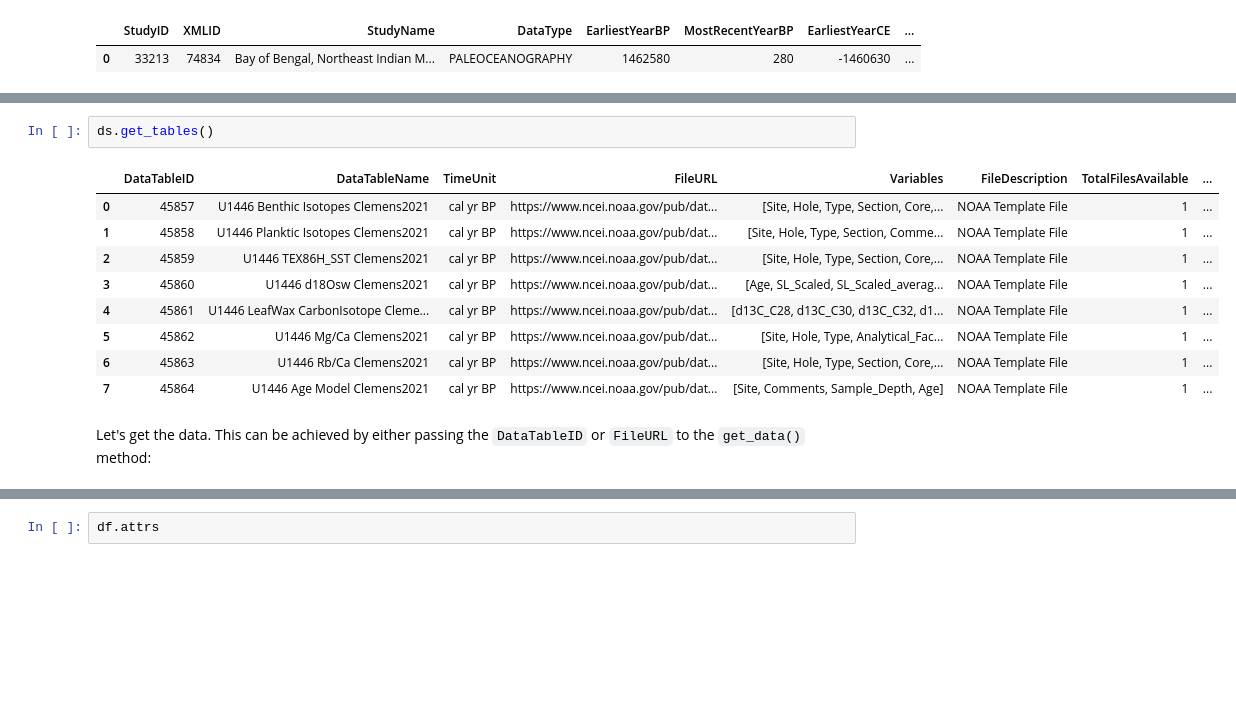
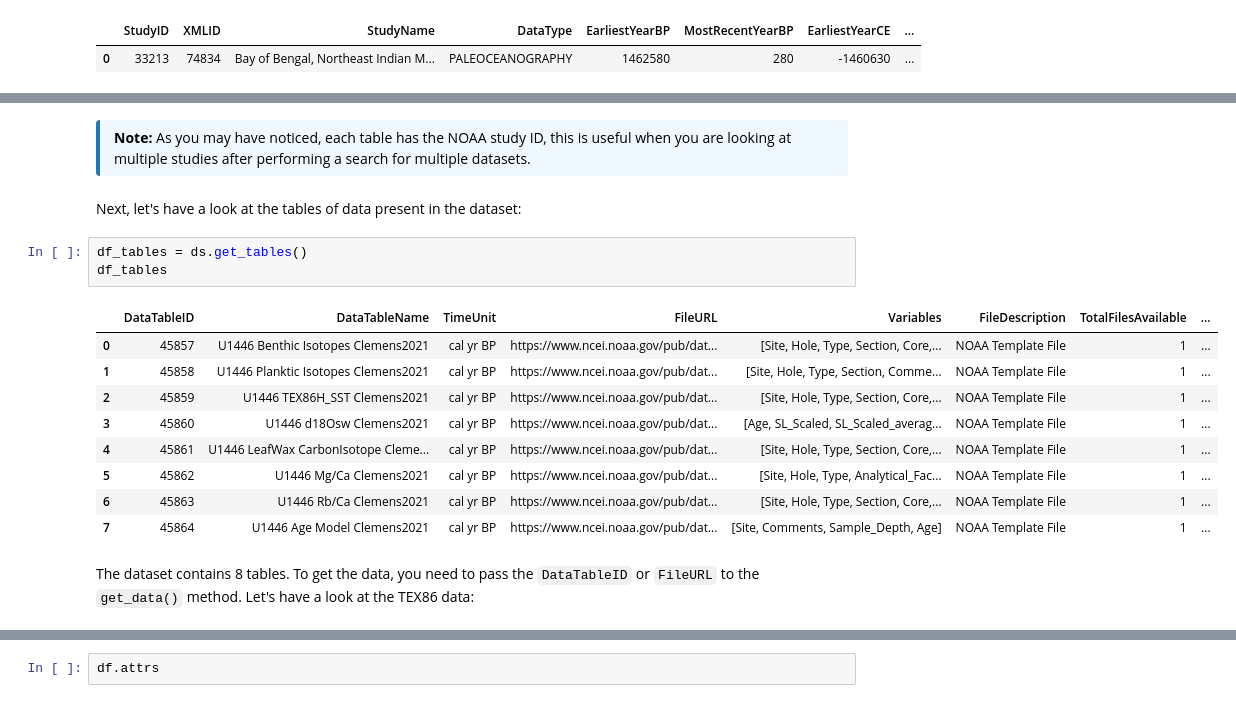
Before and after one commit to LinkedEarth/pyleotupsTutorials, a Jupyter notebook: notebooks/querying.ipynb, the cells around one changed output, grey strips where cells are left out. Saved outputs shown, nothing was run; the diff lists cells and outputs as text; blank space fills up the shorter version.

```diff
--- a/notebooks/querying.ipynb
+++ b/notebooks/querying.ipynb
@@ -61,16 +84,23 @@ The next step is to return all the data tables associated with the study.
+# %% [markdown]
+<div style="border-left: 4px solid #1f77b4; background: #f0f8ff; padding: 0.5em 1em; border-radius: 4px;">
+  <strong>Note:</strong> As you may have noticed, each table has the NOAA study ID, this is useful when you are looking at multiple studies after performing a search for multiple datasets.
+</div>
+# %% [markdown]
+Next, let's have a look at the tables of data present in the dataset:
 # %%
-ds.get_tables()
+df_tables = ds.get_tables()
+df_tables
 # %% [output]
 |  | DataTableID | DataTableName | TimeUnit | FileURL | Variables | FileDescription | TotalFilesAvailable | ... |
 | 0 | 45857 | U1446 Benthic Isotopes Clemens2021 | cal yr BP | https://www.ncei.noaa.gov/pub/dat... | [Site, Hole, Type, Section, Core,... | NOAA Template File | 1 | ... |
 | 1 | 45858 | U1446 Planktic Isotopes Clemens2021 | cal yr BP | https://www.ncei.noaa.gov/pub/dat... | [Site, Hole, Type, Section, Comme... | NOAA Template File | 1 | ... |
 | 2 | 45859 | U1446 TEX86H_SST Clemens2021 | cal yr BP | https://www.ncei.noaa.gov/pub/dat... | [Site, Hole, Type, Section, Core,... | NOAA Template File | 1 | ... |
 | 3 | 45860 | U1446 d18Osw Clemens2021 | cal yr BP | https://www.ncei.noaa.gov/pub/dat... | [Age, SL_Scaled, SL_Scaled_averag... | NOAA Template File | 1 | ... |
-| 4 | 45861 | U1446 LeafWax CarbonIsotope Cleme... | cal yr BP | https://www.ncei.noaa.gov/pub/dat... | [d13C_C28, d13C_C30, d13C_C32, d1... | NOAA Template File | 1 | ... |
+| 4 | 45861 | U1446 LeafWax CarbonIsotope Cleme... | cal yr BP | https://www.ncei.noaa.gov/pub/dat... | [Site, Hole, Type, Section, Core,... | NOAA Template File | 1 | ... |
 | 5 | 45862 | U1446 Mg/Ca Clemens2021 | cal yr BP | https://www.ncei.noaa.gov/pub/dat... | [Site, Hole, Type, Analytical_Fac... | NOAA Template File | 1 | ... |
 | 6 | 45863 | U1446 Rb/Ca Clemens2021 | cal yr BP | https://www.ncei.noaa.gov/pub/dat... | [Site, Hole, Type, Section, Core,... | NOAA Template File | 1 | ... |
 | 7 | 45864 | U1446 Age Model Clemens2021 | cal yr BP | https://www.ncei.noaa.gov/pub/dat... | [Site, Comments, Sample_Depth, Age] | NOAA Template File | 1 | ... |
 # %% [markdown]
-Let's get the data. This can be achieved by either passing the `DataTableID` or `FileURL` to the `get_data()` method:
+The dataset contains 8 tables. To get the data, you need to pass the `DataTableID` or `FileURL` to the `get_data()` method. Let's have a look at the TEX86 data:
 # %%
 dfs = ds.get_data(dataTableIDs="45859")
```
Also changed, not shown: parts of 29 cells of this notebook, 1 other file.
